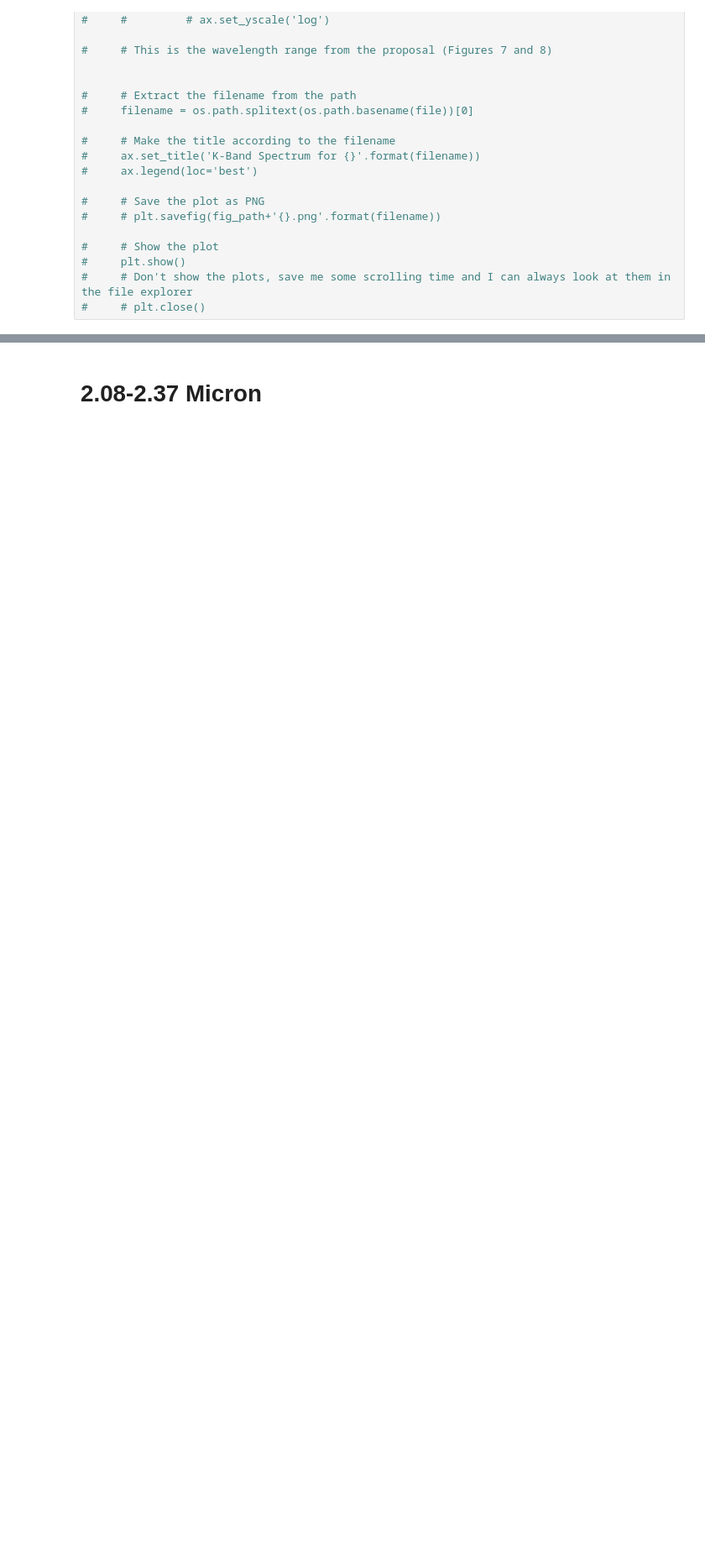
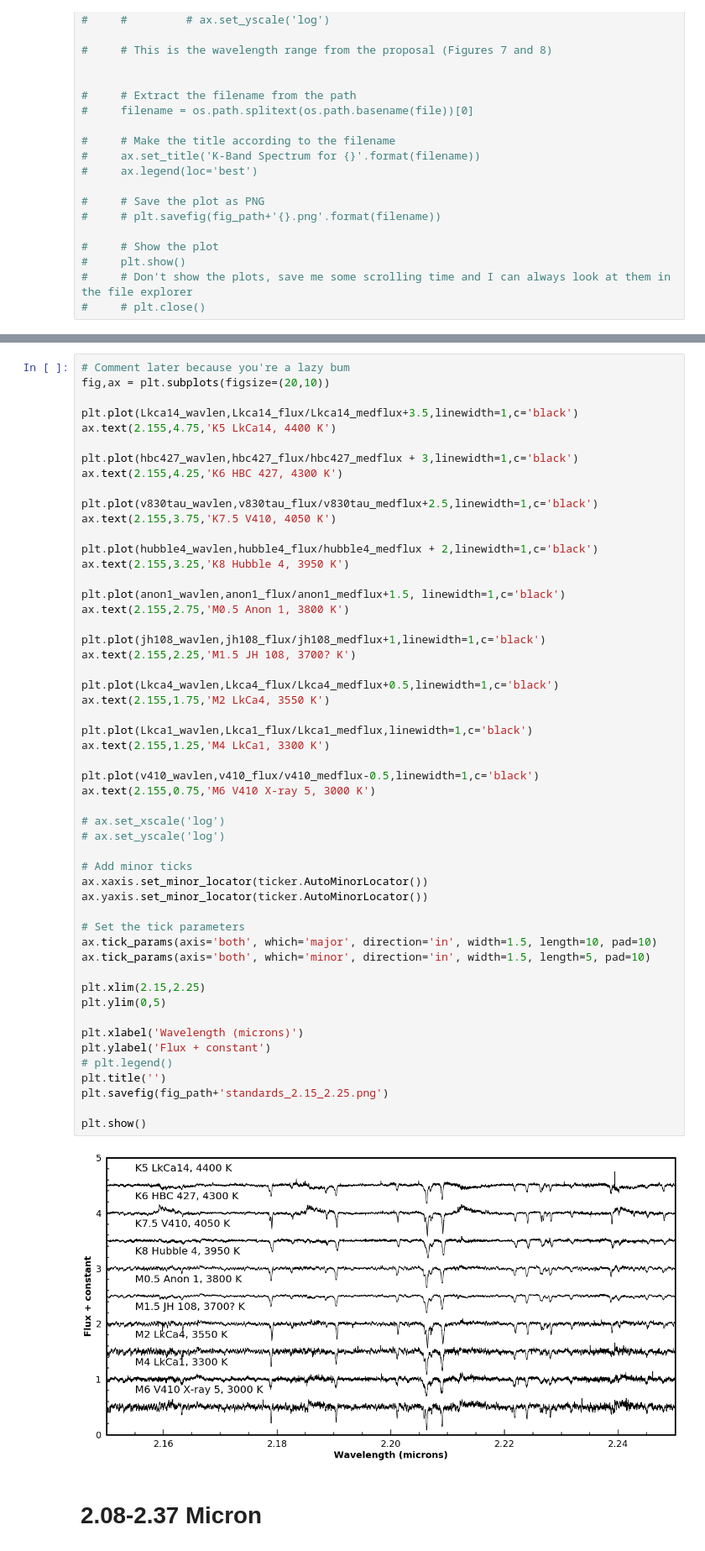
Before and after one commit to SavOliveira/IGRINS-Spectra, a Jupyter notebook: merged_standards_igrins.ipynb, the cells around one changed output, grey strips where cells are left out. Shown at 84% size. Drawn from its saved outputs; the diff is of its cells as text; blank space fills up the shorter version.

```diff
--- a/merged_standards_igrins.ipynb
+++ b/merged_standards_igrins.ipynb
@@ -206,3 +373,57 @@ Wavelength per pixel:  1.447528304001794e-05
+# %%
+# Comment later because you're a lazy bum
+fig,ax = plt.subplots(figsize=(20,10))
+
+plt.plot(Lkca14_wavlen,Lkca14_flux/Lkca14_medflux+3.5,linewidth=1,c='black')
+ax.text(2.155,4.75,'K5 LkCa14, 4400 K')
+
+plt.plot(hbc427_wavlen,hbc427_flux/hbc427_medflux + 3,linewidth=1,c='black')
+ax.text(2.155,4.25,'K6 HBC 427, 4300 K')
+
+plt.plot(v830tau_wavlen,v830tau_flux/v830tau_medflux+2.5,linewidth=1,c='black')
+ax.text(2.155,3.75,'K7.5 V410, 4050 K')
+
+plt.plot(hubble4_wavlen,hubble4_flux/hubble4_medflux + 2,linewidth=1,c='black')
+ax.text(2.155,3.25,'K8 Hubble 4, 3950 K')
+
+plt.plot(anon1_wavlen,anon1_flux/anon1_medflux+1.5, linewidth=1,c='black')
+ax.text(2.155,2.75,'M0.5 Anon 1, 3800 K')
+
+plt.plot(jh108_wavlen,jh108_flux/jh108_medflux+1,linewidth=1,c='black')
+ax.text(2.155,2.25,'M1.5 JH 108, 3700? K')
+
+plt.plot(Lkca4_wavlen,Lkca4_flux/Lkca4_medflux+0.5,linewidth=1,c='black')
+ax.text(2.155,1.75,'M2 LkCa4, 3550 K')
+
+plt.plot(Lkca1_wavlen,Lkca1_flux/Lkca1_medflux,linewidth=1,c='black')
+ax.text(2.155,1.25,'M4 LkCa1, 3300 K')
+
+plt.plot(v410_wavlen,v410_flux/v410_medflux-0.5,linewidth=1,c='black')
+ax.text(2.155,0.75,'M6 V410 X-ray 5, 3000 K')
+
+# ax.set_xscale('log')
+# ax.set_yscale('log')
+
+# Add minor ticks
+ax.xaxis.set_minor_locator(ticker.AutoMinorLocator())
+ax.yaxis.set_minor_locator(ticker.AutoMinorLocator())
+
+# Set the tick parameters
+ax.tick_params(axis='both', which='major', direction='in', width=1.5, length=10, pad=10)
+ax.tick_params(axis='both', which='minor', direction='in', width=1.5, length=5, pad=10)
+
+plt.xlim(2.15,2.25)
+plt.ylim(0,5)
+
+plt.xlabel('Wavelength (microns)')
+plt.ylabel('Flux + constant')
+# plt.legend()
+plt.title('')
+plt.savefig(fig_path+'standards_2.15_2.25.png')
+
+plt.show()
+# %% [output]
+[figure, added]
 # %% [markdown]
 # 2.08-2.37 Micron
 # %%
```
Also changed, not shown: parts of 11 cells of this notebook, 19 other files.
